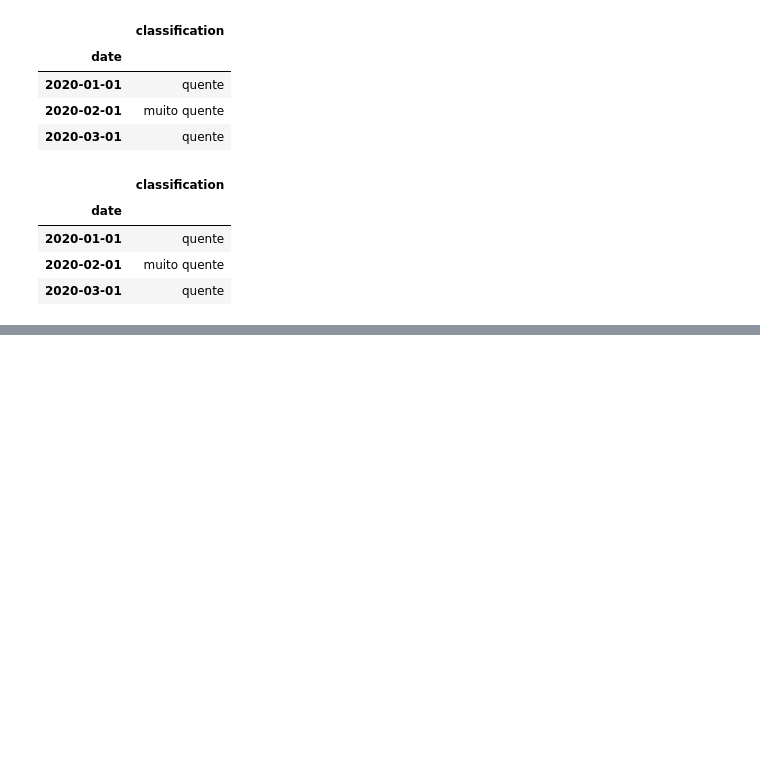
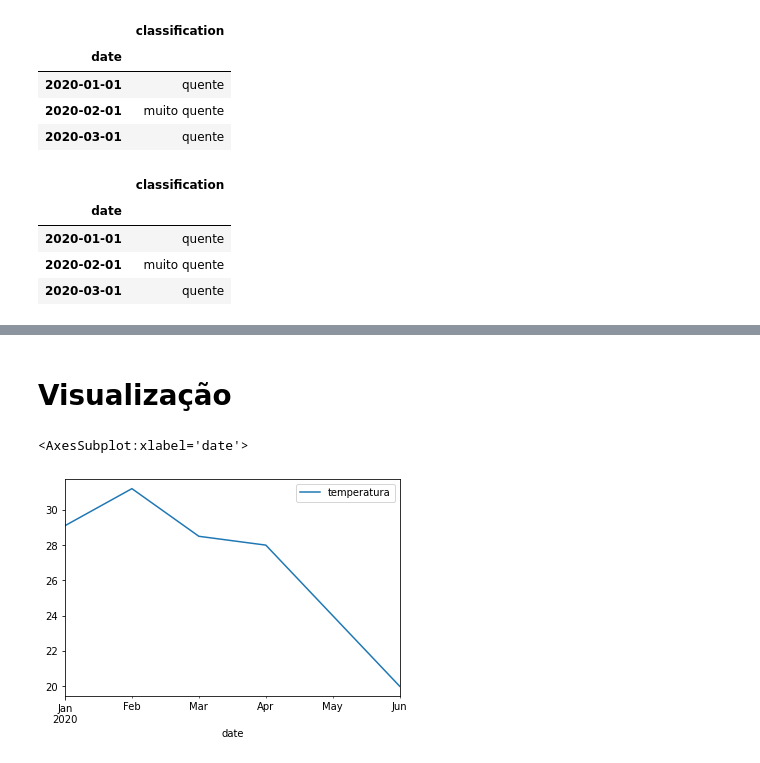
Before and after one commit to cleber2099/pythonAnaliseDeDados, a Jupyter notebook: pandas/pandas.ipynb, the cells around one changed output, grey strips where cells are left out. Cells and saved outputs as stored; diff of their text form; code cells hidden in the pictures; blank space fills up the shorter version.

Commit message:
visualização com pandas

```diff
--- a/pandas/pandas.ipynb
+++ b/pandas/pandas.ipynb
@@ -280,0 +366,8 @@ df.loc[df.index <= '2020-03-01', ['classification']]
+# %% [markdown]
+# Visualização
+# %%
+# plot de linhas
+df.plot()
+# %% [output]
+<AxesSubplot:xlabel='date'>
+[figure, added]
```
Also changed, not shown: parts of 18 cells of this notebook.
